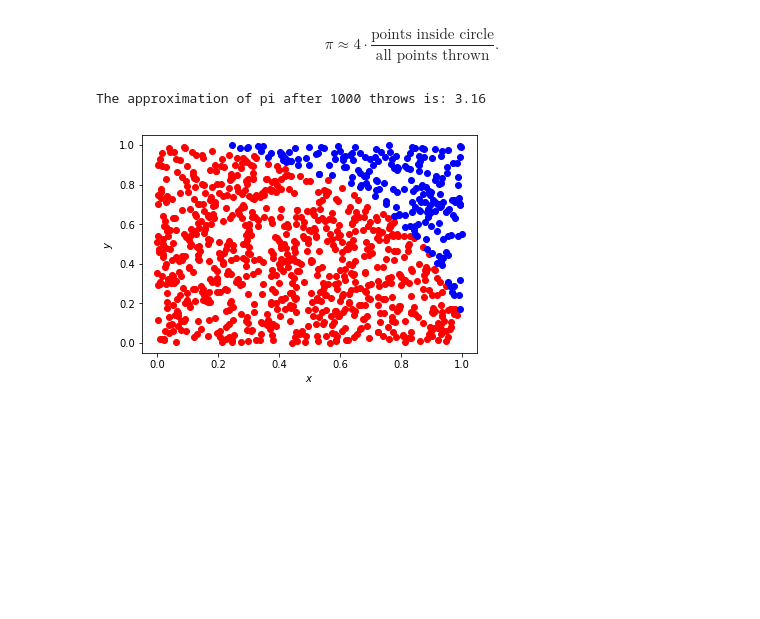
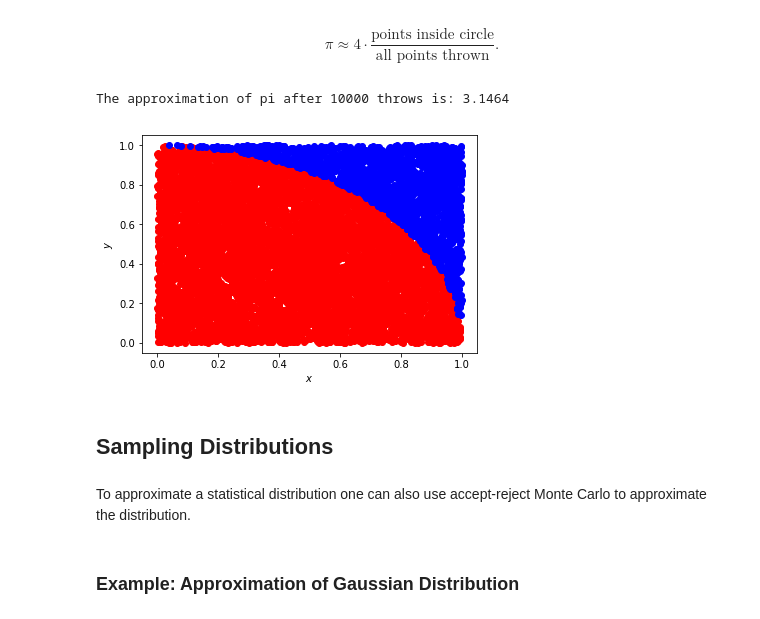
Before and after one commit to matthewfeickert/Statistics-Notes, a Jupyter notebook: Notebooks/Sampling/Rejection-Sampling-MC.ipynb, the cells around one changed output. Saved outputs shown, nothing was run; the diff lists cells and outputs as text; code cells hidden in the pictures; blank space fills up the shorter version.

```diff
--- a/Notebooks/Sampling/Rejection-Sampling-MC.ipynb
+++ b/Notebooks/Sampling/Rejection-Sampling-MC.ipynb
@@ -20,7 +22,7 @@ $$
 import numpy as np
 import matplotlib.pyplot as plt
 # %%
-def approximate_pi(n_throws=1000, draw=True):
+def approximate_pi(n_throws=10000, draw=True):
     n_circle_points = 0
 
     x_coord = np.random.uniform(0, 1, n_throws)
@@ -51,7 +53,13 @@ def approximate_pi(n_throws=1000, draw=True):
         plt.ylabel(r'$y$')
         plt.show()
 # %%
-approximate_pi(1000)
+approximate_pi()
 # %% [output]
-The approximation of pi after 1000 throws is: 3.16
+The approximation of pi after 10000 throws is: 3.1464
-[figure, old version]
+[figure, new version]
+# %% [markdown]
+## Sampling Distributions
+# %% [markdown]
+To approximate a statistical distribution one can also use accept-reject Monte Carlo to approximate the distribution.
+# %% [markdown]
+### Example: Approximation of Gaussian Distribution
```
Also changed, not shown: parts of 10 cells of this notebook.
